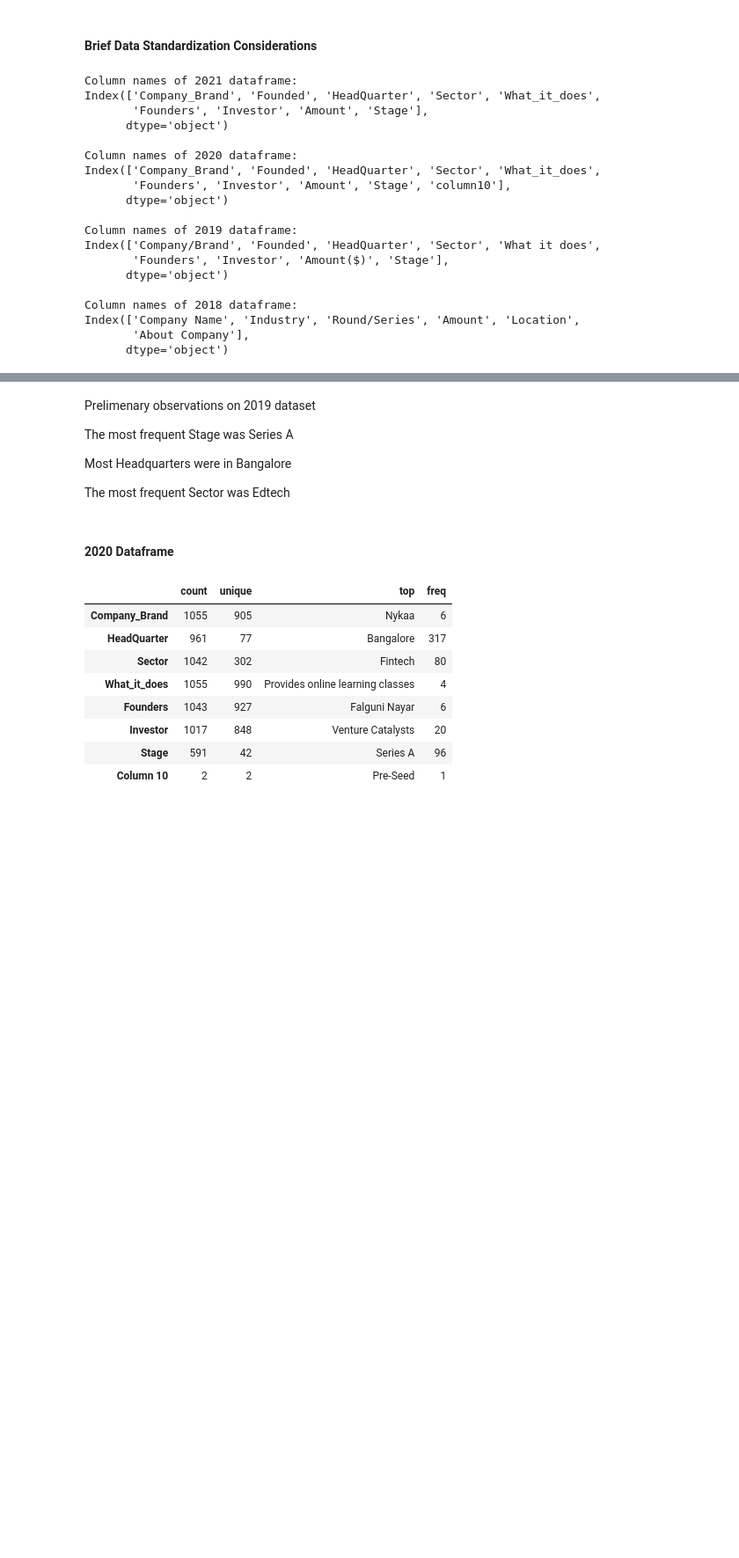
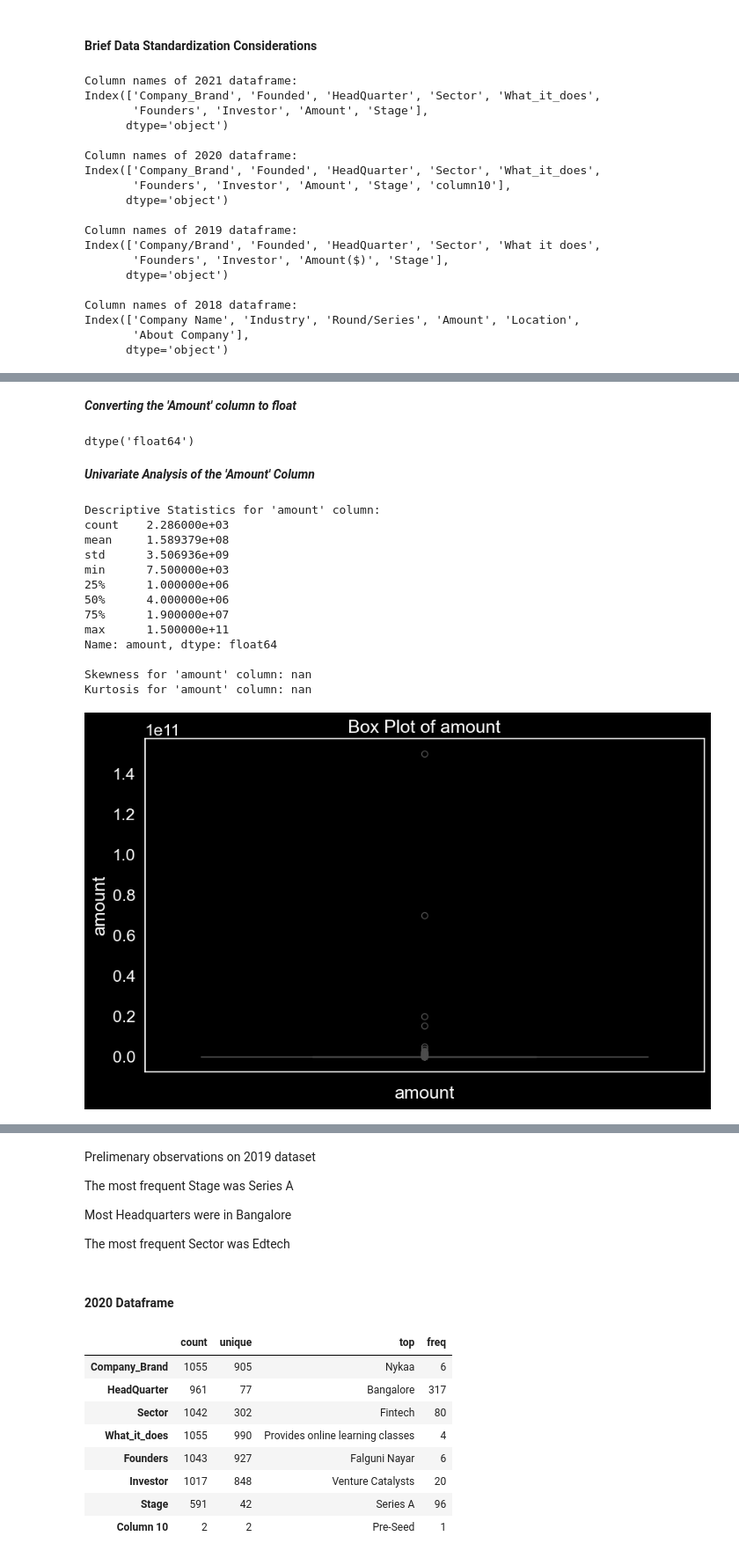
Before and after one commit to worlakuma/Indian_Startup_Ecosystem, a Jupyter notebook: main.ipynb, the cells around one changed output, grey strips where cells are left out. Shown at 88% size. Saved outputs shown, nothing was run; the diff lists cells and outputs as text; code cells hidden in the pictures; blank space fills up the shorter version.

```diff
--- a/main.ipynb
+++ b/main.ipynb
@@ -181,7 +184,7 @@ memory usage: 24.8+ KB
 url = "https://raw.githubusercontent.com/Azubi-Africa/Career_Accelerator_LP1-Data_Analysis/main/startup_funding2018.csv"
 
 # Local file path
-local_path = '../Indian_Startup_Ecosystem/startup_funding2019.csv'
+local_path = '../Indian_Startup_Ecosystem/startup_funding2018.csv'
 
 # Send a GET request to the URL
 try:
@@ -495,0 +1276,6 @@ Number of duplicated rows: 0
+# %%
+# Remove duplicate rows based on the first 8 columns, keeping the last occurrence
+cl_df.drop_duplicates(subset=cl_df.columns[0:8], inplace=True, ignore_index=True, keep='last')
+
+# Display info of Data Frame
+cl_df.info()
@@ -495,0 +1333,57 @@ Number of duplicated rows: 0
+# %% [markdown]
+***Converting the 'Amount' column to float***
+# %%
+# Define a function to convert string to float or NaN if not convertible
+def convert_to_float(value):
+    try:
+        return float(value)
+    except ValueError:
+        return np.nan
+
+# Apply the function to each element in the "Amount" column
+cl_df['amount'] = cl_df['amount'].apply(lambda x: convert_to_float(re.sub(r'[^\d.]', '', str(x))))
+
+# Check the data type of the "Amount" column
+cl_df['amount'].dtype
+# %% [output]
+dtype('float64')
+# %% [markdown]
+***Univariate Analysis of the 'Amount' Column***
+# %%
+# Descriptive Statistics
+print("Descriptive Statistics for 'amount' column:")
+print(cl_df['amount'].describe())
+
+# Skewness and Kurtosis
+amount_skewness = skew(cl_df['amount'])
+amount_kurtosis = kurtosis(cl_df['amount'])
+
+print(f"\nSkewness for 'amount' column: {amount_skewness}")
+print(f"Kurtosis for 'amount' column: {amount_kurtosis}")
+
+# set theme
+sns.set_theme(style="dark", palette="dark", font="sans-serif", font_scale=1.5)
+plt.style.use("dark_background")
+custom_palette = ["cyan", "magenta", "yellow"]
+
+# Box Plot
+plt.figure(figsize=(10, 6))
+sns.boxplot(y=cl_df['amount'], palette=custom_palette)
+plt.title('Box Plot of amount')
+plt.xlabel('amount')
+plt.show()
+# %% [output]
+Descriptive Statistics for 'amount' column:
+count    2.286000e+03
+mean     1.589379e+08
+std      3.506936e+09
+min      7.500000e+03
+25%      1.000000e+06
+50%      4.000000e+06
+75%      1.900000e+07
+max      1.500000e+11
+Name: amount, dtype: float64
+
+Skewness for 'amount' column: nan
+Kurtosis for 'amount' column: nan
+[figure, added]
```
Also changed, not shown: parts of 76 cells of this notebook, 2 other files.
